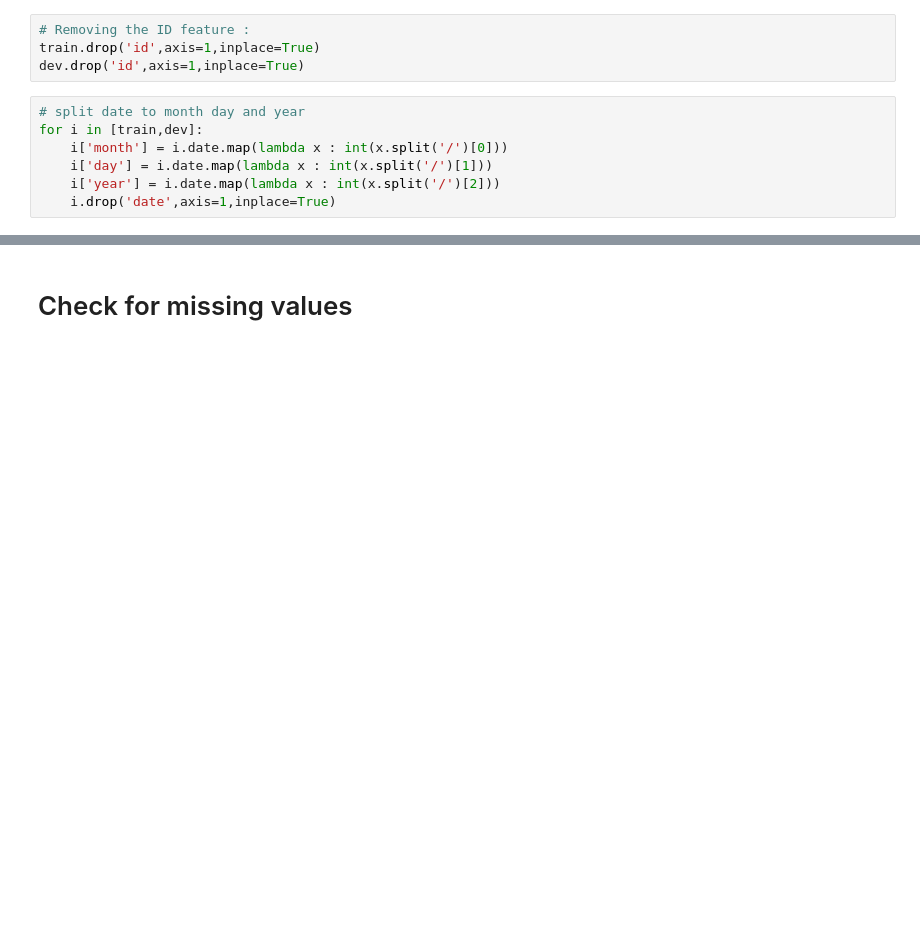
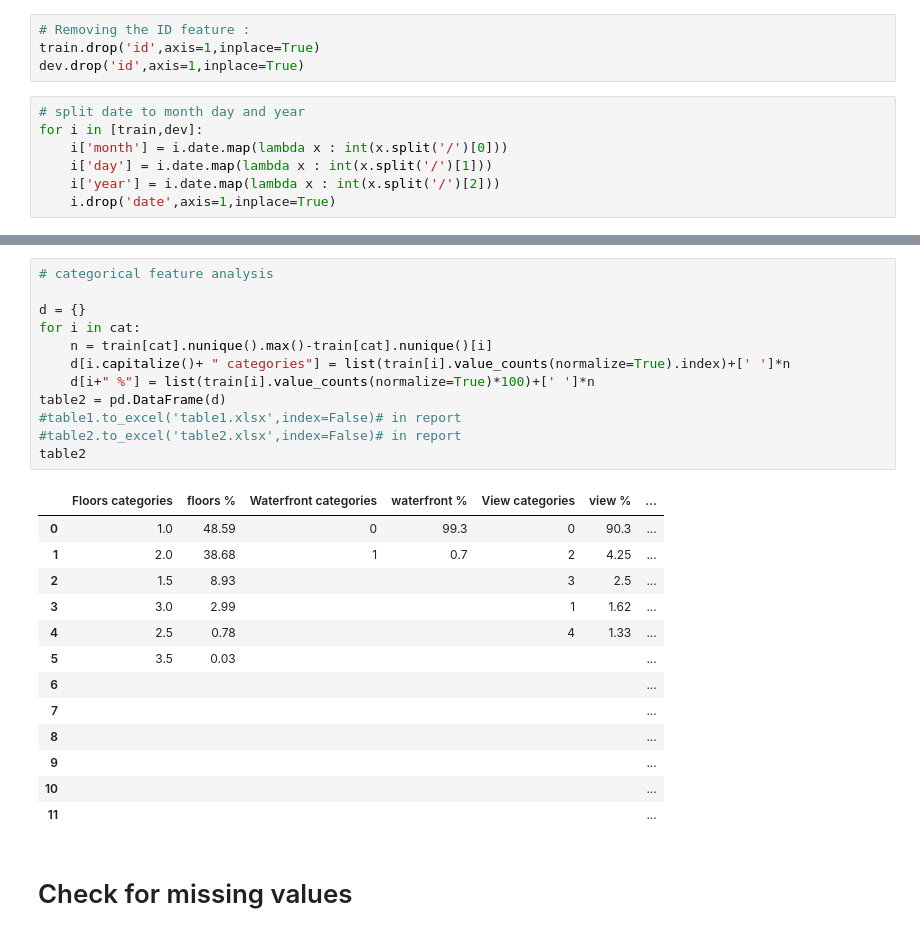
Before and after one commit to satishsolanki1990/House-Price-Prediction, a Jupyter notebook: Data_Preprocessing.ipynb, the cells around one changed output, grey strips where cells are left out. Cells and saved outputs as stored; diff of their text form; blank space fills up the shorter version.

```diff
--- a/Data_Preprocessing.ipynb
+++ b/Data_Preprocessing.ipynb
@@ -36,3 +104,29 @@ for i in [train,dev]:
+# %%
+# categorical feature analysis
+
+d = {}
+for i in cat:
+    n = train[cat].nunique().max()-train[cat].nunique()[i]
+    d[i.capitalize()+ " categories"] = list(train[i].value_counts(normalize=True).index)+[' ']*n
+    d[i+" %"] = list(train[i].value_counts(normalize=True)*100)+[' ']*n
+table2 = pd.DataFrame(d)
+#table1.to_excel('table1.xlsx',index=False)# in report
+#table2.to_excel('table2.xlsx',index=False)# in report
+table2
+# %% [output]
+|  | Floors categories | floors % | Waterfront categories | waterfront % | View categories | view % | ... |
+| 0 | 1.0 | 48.59 | 0 | 99.3 | 0 | 90.3 | ... |
+| 1 | 2.0 | 38.68 | 1 | 0.7 | 2 | 4.25 | ... |
+| 2 | 1.5 | 8.93 |  |  | 3 | 2.5 | ... |
+| 3 | 3.0 | 2.99 |  |  | 1 | 1.62 | ... |
+| 4 | 2.5 | 0.78 |  |  | 4 | 1.33 | ... |
+| 5 | 3.5 | 0.03 |  |  |  |  | ... |
+| 6 |  |  |  |  |  |  | ... |
+| 7 |  |  |  |  |  |  | ... |
+| 8 |  |  |  |  |  |  | ... |
+| 9 |  |  |  |  |  |  | ... |
+| 10 |  |  |  |  |  |  | ... |
+| 11 |  |  |  |  |  |  | ... |
 # %% [markdown]
 # Check for missing values
 # %%
```
Also changed, not shown: parts of 16 cells of this notebook, 2 other files.
